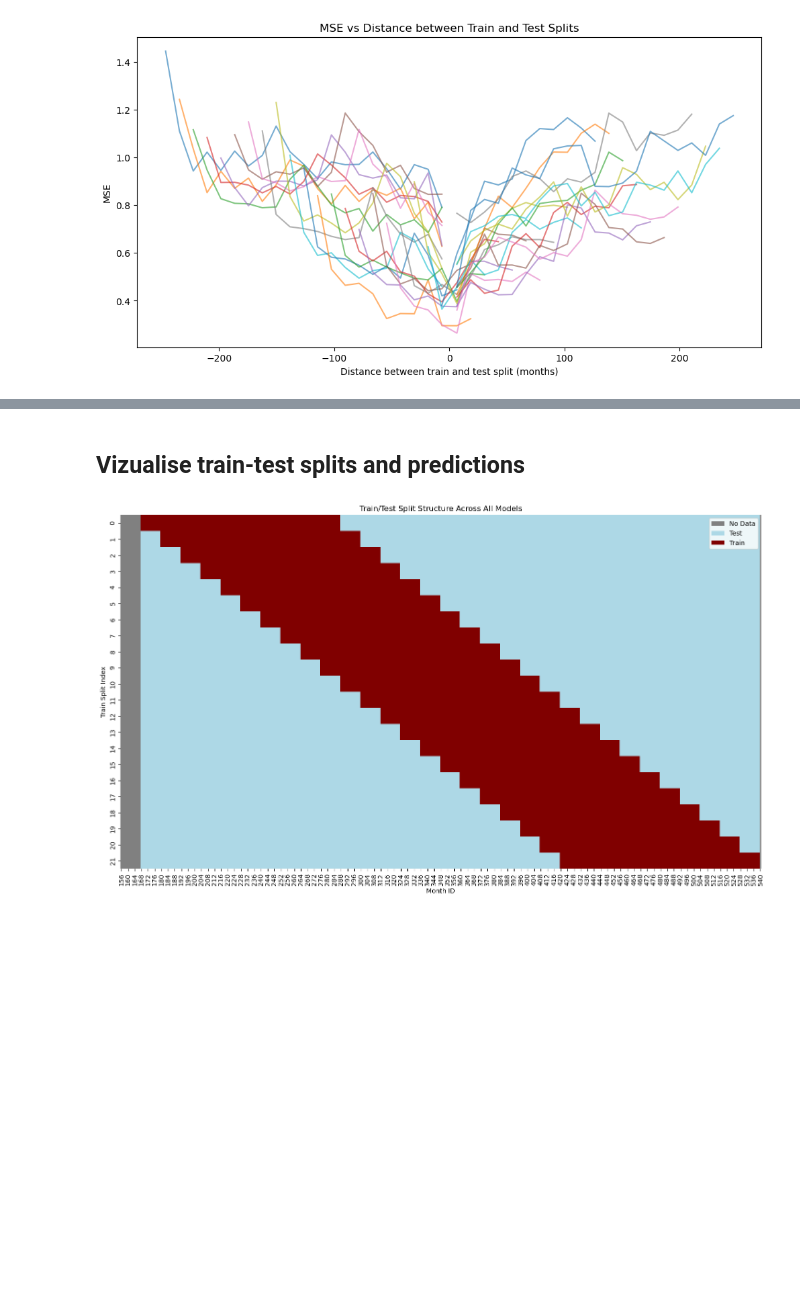
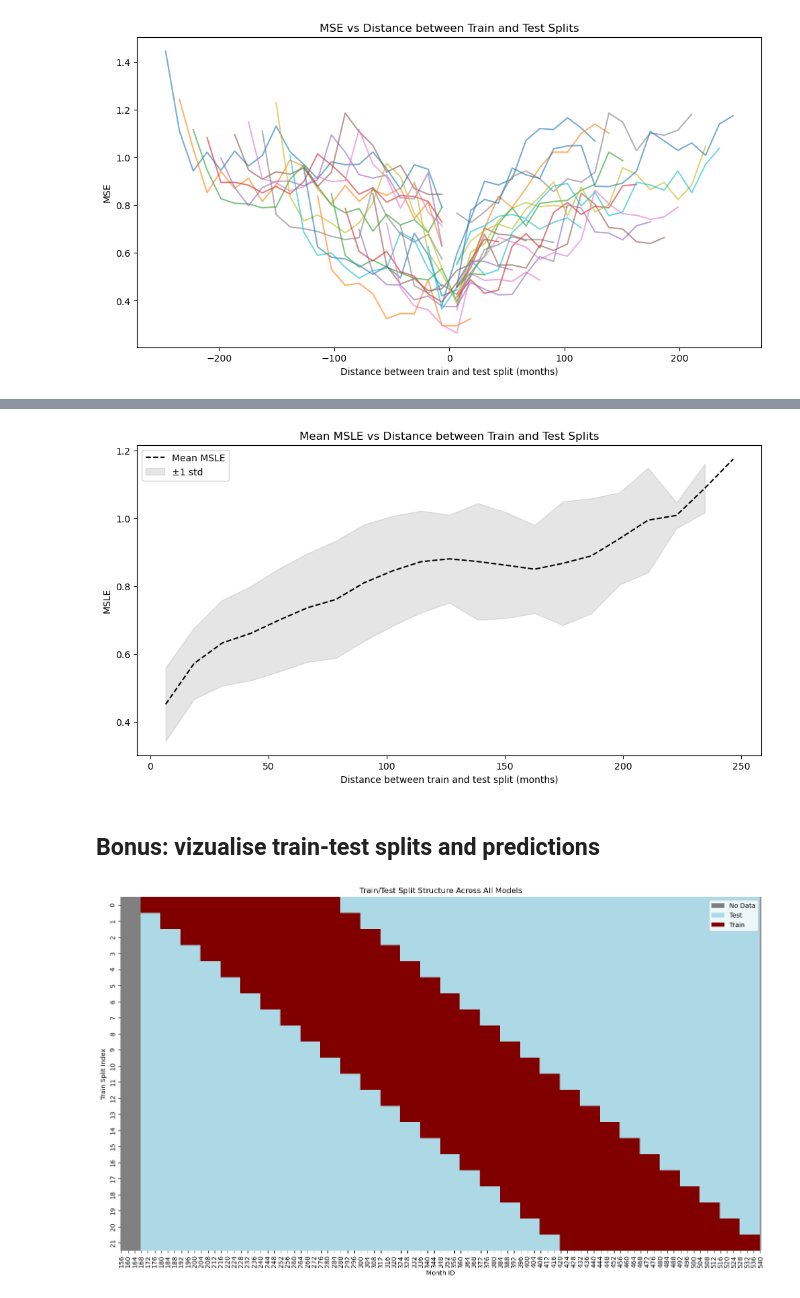
Before and after one commit to lboekestein/masterthesis, a Jupyter notebook: notebooks/sandbox.ipynb, the cells around one changed output, grey strips where cells are left out. Saved outputs shown, nothing was run; the diff lists cells and outputs as text; code cells hidden in the pictures; blank space fills up the shorter version.

```diff
--- a/notebooks/sandbox.ipynb
+++ b/notebooks/sandbox.ipynb
@@ -225,3 +237,20 @@ plt.show()
+# %%
+# compute mean and std of mse by distance
+mean_mse = metri.groupby("distance")["mse"].mean()
+std_mse = metri.groupby("distance")["mse"].std()
+# %%
+# plot mean mse and std of mse against distance
+plt.figure(figsize=(12, 6))
+plt.plot(mean_mse.index, mean_mse.values, label="Mean MSLE", color="black", linestyle ="--")
+plt.fill_between(mean_mse.index, mean_mse.values - std_mse.values, mean_mse.values + std_mse.values, alpha=0.2, color="gray", label="±1 std")
+plt.xlabel("Distance between train and test split (months)")
+plt.ylabel("MSLE")
+plt.title("Mean MSLE vs Distance between Train and Test Splits")
+plt.legend()
+plt.savefig("../figs/msle_distance_plot_future_agg.png")
+plt.show()
+# %% [output]
+[figure, added]
 # %% [markdown]
-## Vizualise train-test splits and predictions
+## Bonus: vizualise train-test splits and predictions
 # %%
```
Also changed, not shown: parts of 28 cells of this notebook, 3 other files.
